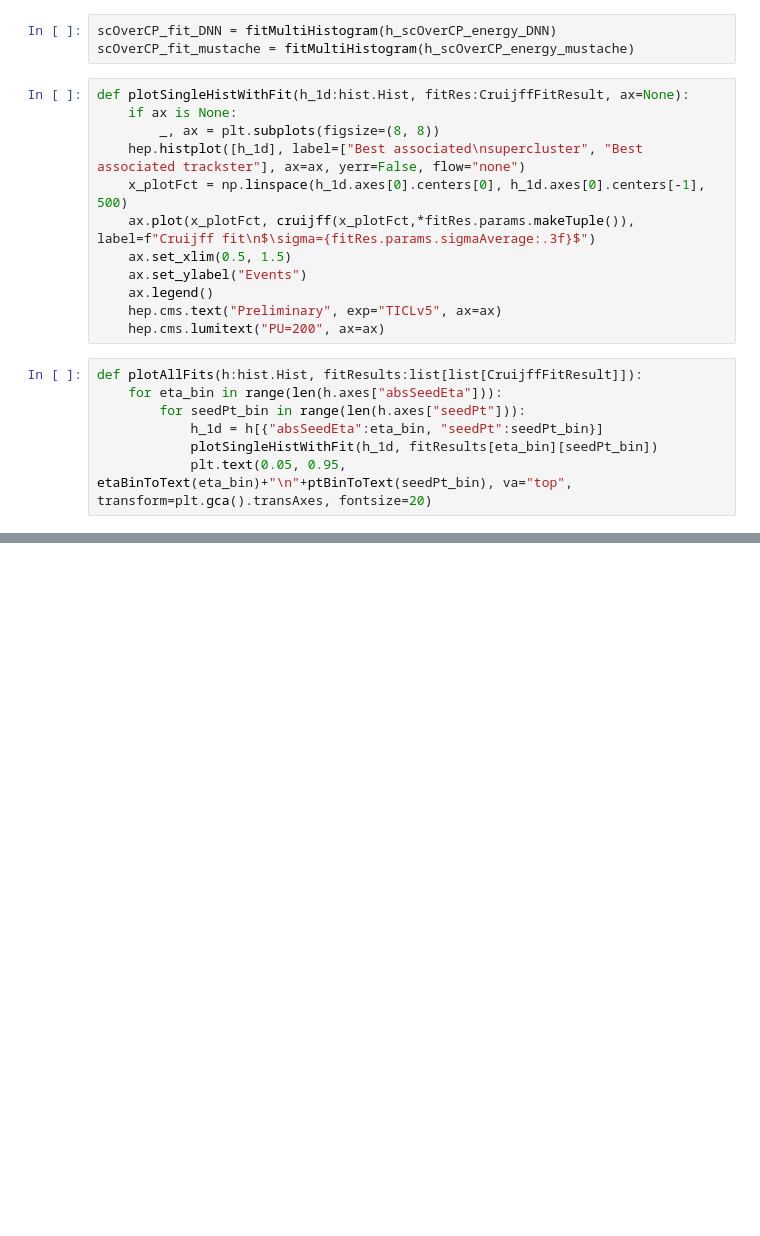
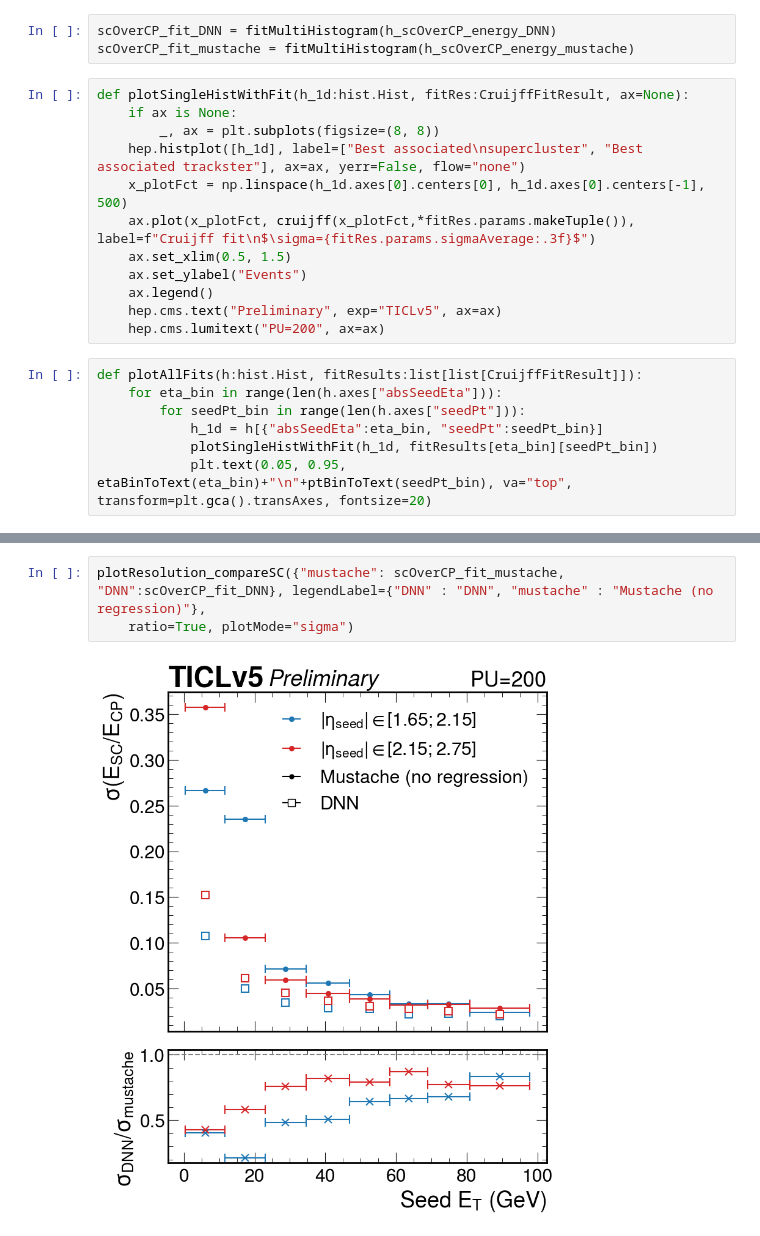
Before and after one commit to tcuisset/HgcalSuperclustering, a Jupyter notebook: analyzer/energy_resolution/res_binned_v2.ipynb, the cells around one changed output, grey strips where cells are left out. Saved outputs shown, nothing was run; the diff lists cells and outputs as text; blank space fills up the shorter version.

```diff
--- a/analyzer/energy_resolution/res_binned_v2.ipynb
+++ b/analyzer/energy_resolution/res_binned_v2.ipynb
@@ -259,0 +255,5 @@ plotResolution_compareSC({"mustache": scOverCP_fit_mustache, "DNN":scOverCP_fit_
+# %%
+plotResolution_compareSC({"mustache": scOverCP_fit_mustache, "DNN":scOverCP_fit_DNN}, legendLabel={"DNN" : "DNN", "mustache" : "Mustache (no regression)"},
+    ratio=True, plotMode="sigma")
+# %% [output]
+[figure, added]
```
Also changed, not shown: parts of 9 cells of this notebook, 1 other file.
